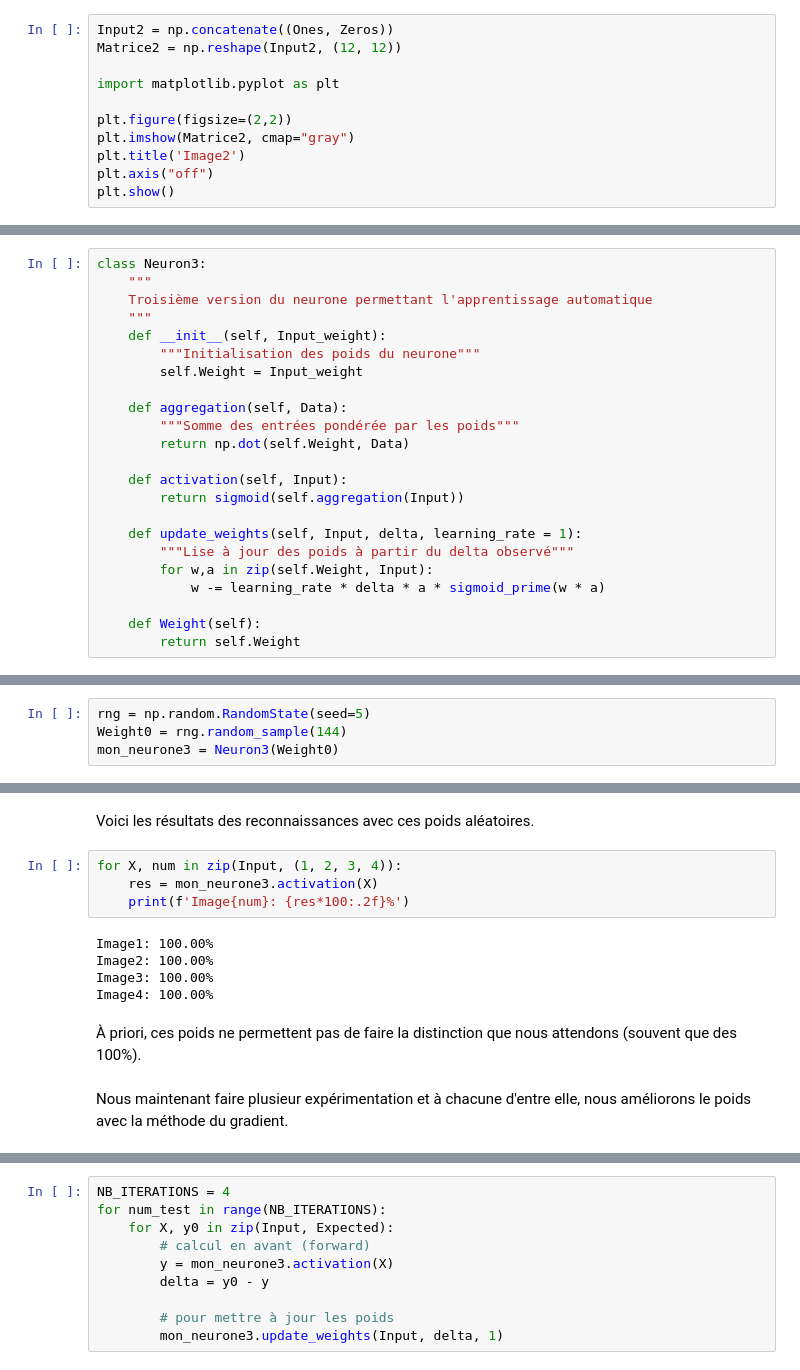
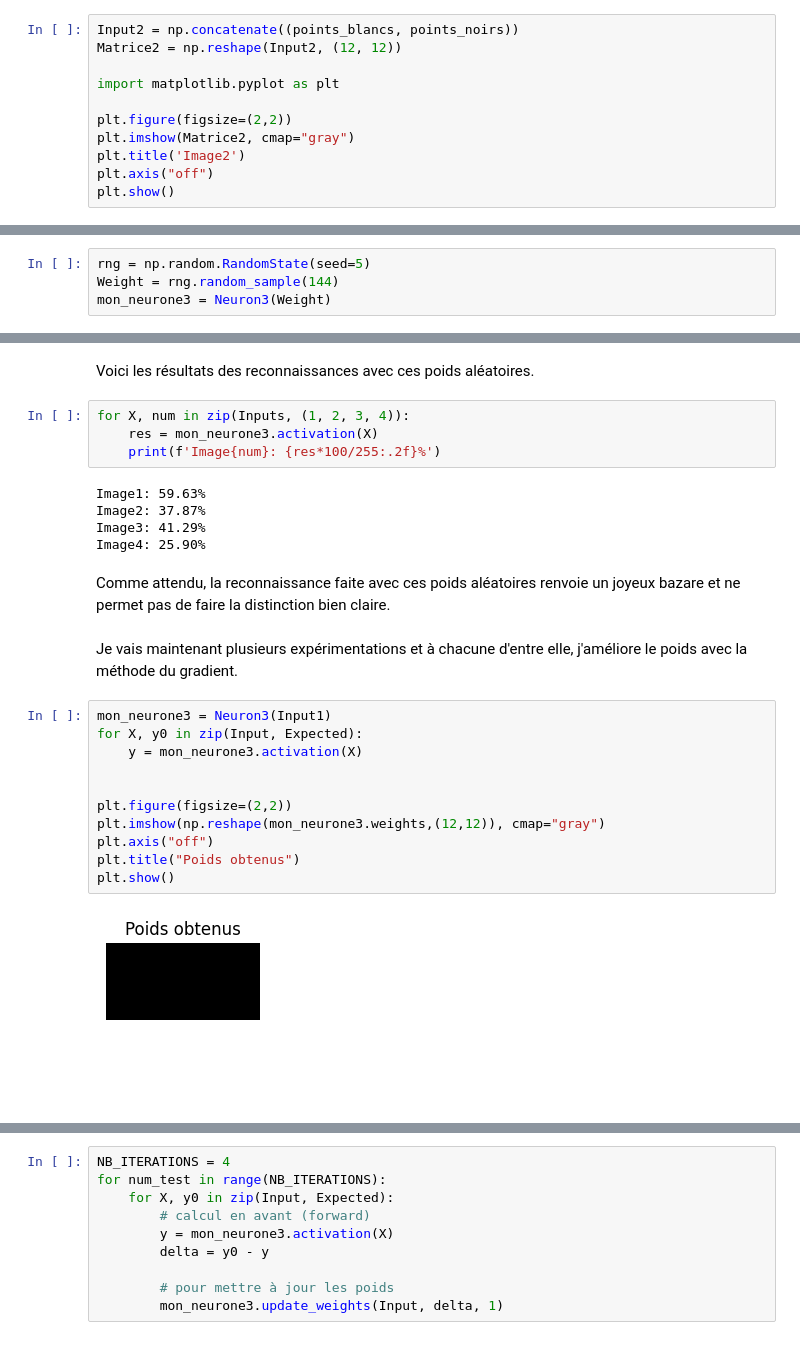
Before and after one commit to mat90hub/python_par_jupyter, a Jupyter notebook: 10_machine_learning/03_neurone.ipynb, the cells around one changed output, grey strips where cells are left out. Cells and saved outputs as stored; diff of their text form.

Commit message:
reprise neuron

```diff
--- a/10_machine_learning/03_neurone.ipynb
+++ b/10_machine_learning/03_neurone.ipynb
@@ -90,7 +95,7 @@ plt.show()
 # %% [markdown]
 Pour la deuxième image à distinguer, qui sera donc `Input2`, je choisis de mettre en blanc la partie supérieure de l'image.
 # %%
-Input2 = np.concatenate((Ones, Zeros))
+Input2 = np.concatenate((points_blancs, points_noirs))
 Matrice2 = np.reshape(Input2, (12, 12))
 
 import matplotlib.pyplot as plt
@@ -268,23 +299,0 @@ $$w_i \longrightarrow w_i - \alpha \cdot a_i \cdot \sigma(w_i a_i) \cdot \left[1
-# %%
-class Neuron3:
-    """
-    Troisième version du neurone permettant l'apprentissage automatique
-    """
-    def __init__(self, Input_weight):
-        """Initialisation des poids du neurone"""
-        self.Weight = Input_weight
-
-    def aggregation(self, Data):
-        """Somme des entrées pondérée par les poids"""
-        return np.dot(self.Weight, Data)
-
-    def activation(self, Input):
-        return sigmoid(self.aggregation(Input))
-
-    def update_weights(self, Input, delta, learning_rate = 1):
-        """Lise à jour des poids à partir du delta observé"""
-        for w,a in zip(self.Weight, Input):
-            w -= learning_rate * delta * a * sigmoid_prime(w * a)
-
-    def Weight(self):
-        return self.Weight
@@ -293,4 +367,4 @@ L'initialisation sera fait avec des poids choisis au hazard.
 # %%
 rng = np.random.RandomState(seed=5)
-Weight0 = rng.random_sample(144)
-mon_neurone3 = Neuron3(Weight0)
+Weight = rng.random_sample(144)
+mon_neurone3 = Neuron3(Weight)
@@ -307,18 +381,31 @@ plt.show()
 # %% [markdown]
 Voici les résultats des reconnaissances avec ces poids aléatoires.
 # %%
-for X, num in zip(Input, (1, 2, 3, 4)):
+for X, num in zip(Inputs, (1, 2, 3, 4)):
     res = mon_neurone3.activation(X)
-    print(f'Image{num}: {res*100:.2f}%')
+    print(f'Image{num}: {res*100/255:.2f}%')
 # %% [output]
-Image1: 100.00%
-Image2: 100.00%
-Image3: 100.00%
-Image4: 100.00%
+Image1: 59.63%
+Image2: 37.87%
+Image3: 41.29%
+Image4: 25.90%
-# %% [markdown]
-À priori, ces poids ne permettent pas de faire la distinction que nous attendons (souvent que des 100%).
+# %% [markdown]
+Comme attendu, la reconnaissance faite avec ces poids aléatoires renvoie un joyeux bazare et ne permet pas de faire la distinction bien claire.
 # %% [markdown]
-Nous maintenant faire plusieur expérimentation et à chacune d'entre elle, nous améliorons le poids avec la méthode du gradient.
+Je vais maintenant plusieurs expérimentations et à chacune d'entre elle, j'améliore le poids avec la méthode du gradient.
+# %%
+mon_neurone3 = Neuron3(Input1)
+for X, y0 in zip(Input, Expected):
+    y = mon_neurone3.activation(X)
+
+
+plt.figure(figsize=(2,2))
+plt.imshow(np.reshape(mon_neurone3.weights,(12,12)), cmap="gray")
+plt.axis("off")
+plt.title("Poids obtenus")
+plt.show()
+# %% [output]
+[figure, added]
 # %%
 NB_ITERATIONS = 100
 for num_test in range(NB_ITERATIONS):
```
Also changed, not shown: parts of 54 cells of this notebook, 2 other files.
